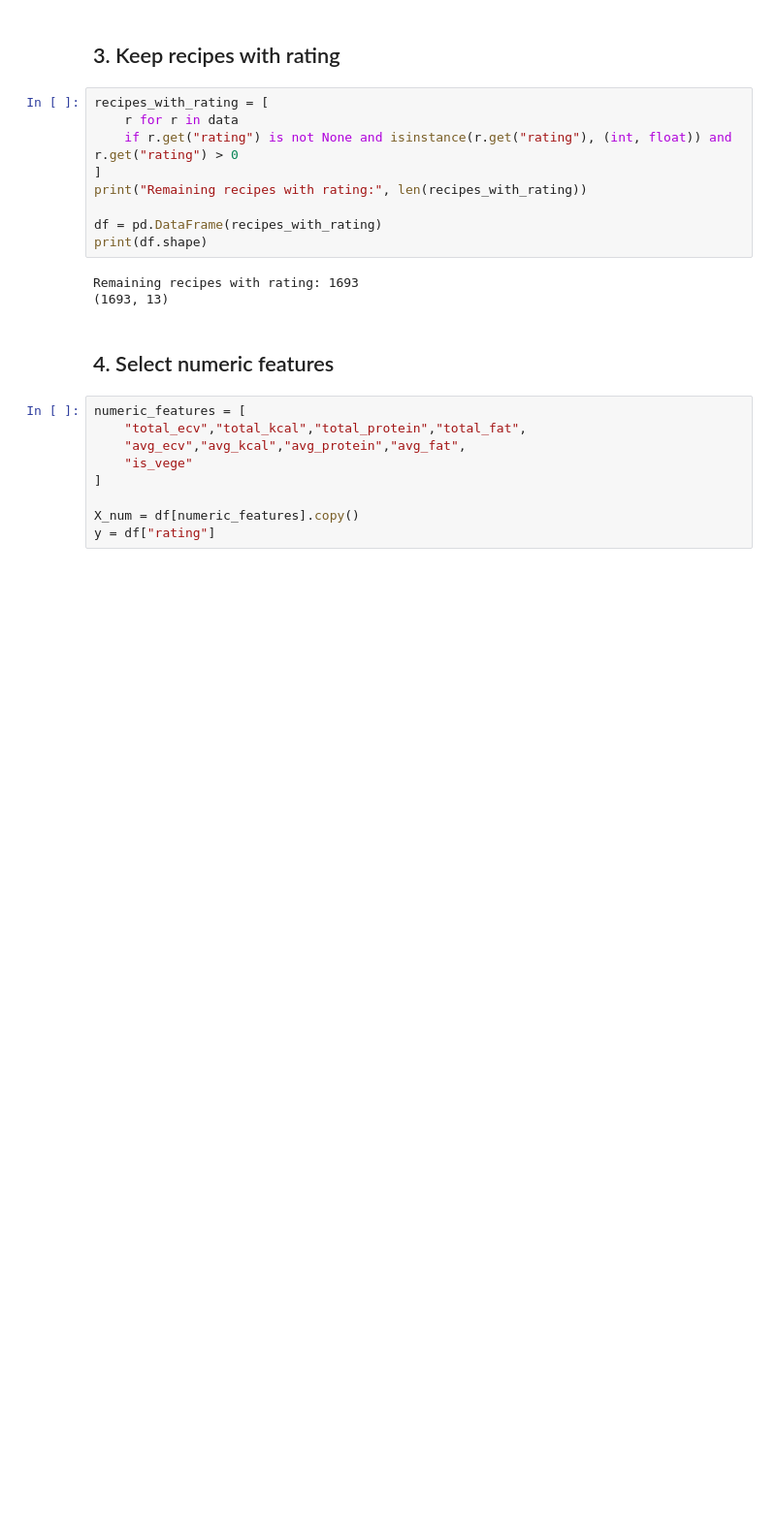
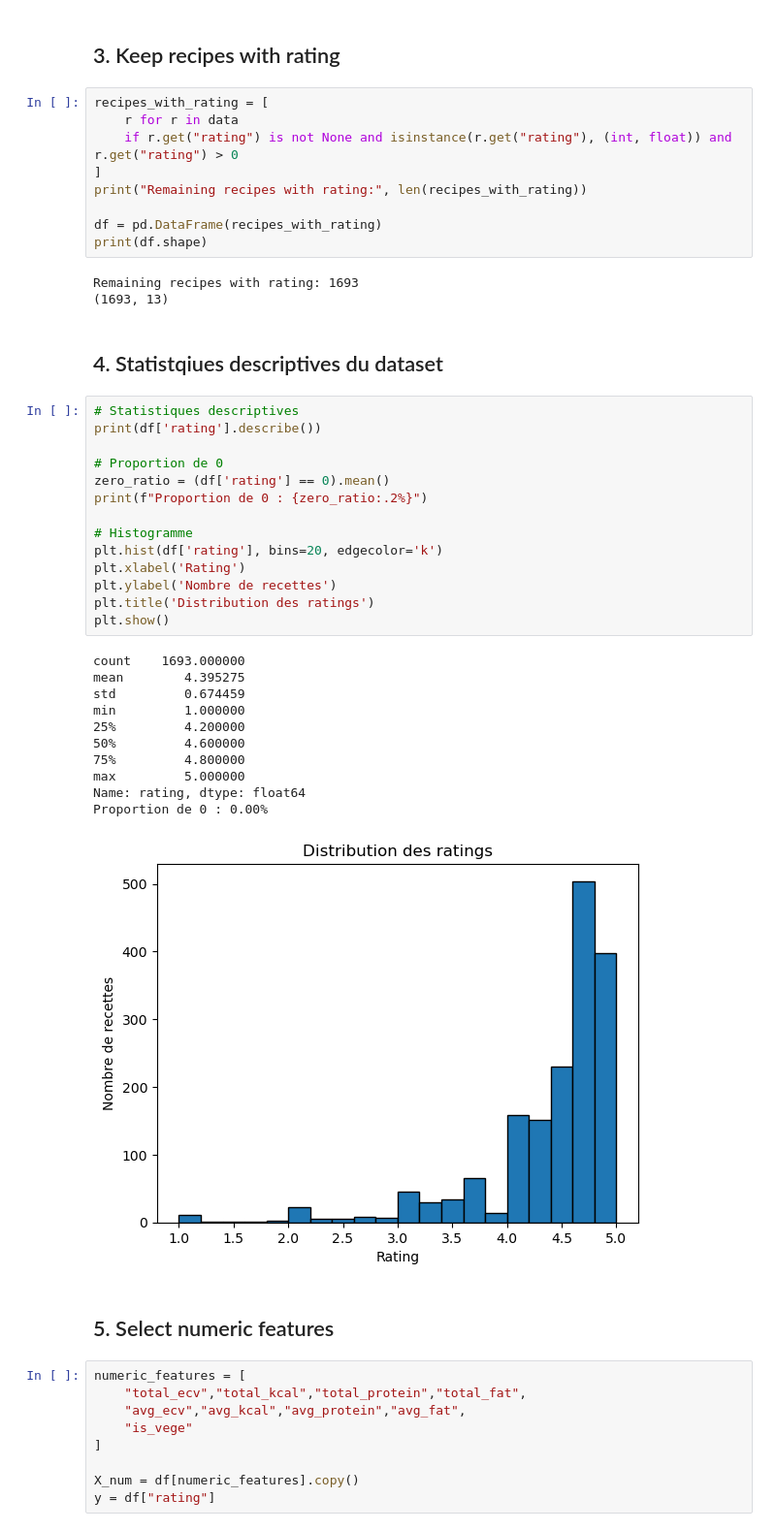
Before and after one commit to SitaraLiang/dalas-eco-recipes, a Jupyter notebook: notebooks/regression_ratings.ipynb, the cells around one changed output. Shown at 97% size. Drawn from its saved outputs; the diff is of its cells as text; blank space fills up the shorter version.

```diff
--- a/notebooks/regression_ratings.ipynb
+++ b/notebooks/regression_ratings.ipynb
@@ -57,8 +61,36 @@ print(df.shape)
 # %% [output]
 Remaining recipes with rating: 1693
 (1693, 13)
+# %% [markdown]
+## 4. Statistqiues descriptives du dataset
+# %%
+# Statistiques descriptives
+print(df['rating'].describe())
+
+# Proportion de 0
+zero_ratio = (df['rating'] == 0).mean()
+print(f"Proportion de 0 : {zero_ratio:.2%}")
+
+# Histogramme
+plt.hist(df['rating'], bins=20, edgecolor='k')
+plt.xlabel('Rating')
+plt.ylabel('Nombre de recettes')
+plt.title('Distribution des ratings')
+plt.show()
+# %% [output]
+count    1693.000000
+mean        4.395275
+std         0.674459
+min         1.000000
+25%         4.200000
+50%         4.600000
+75%         4.800000
+max         5.000000
+Name: rating, dtype: float64
+Proportion de 0 : 0.00%
+[figure, added]
 # %% [markdown]
-## 4. Select numeric features
+## 5. Select numeric features
 # %%
 numeric_features = [
     "total_ecv","total_kcal","total_protein","total_fat",
```
Also changed, not shown: parts of 41 cells of this notebook.
